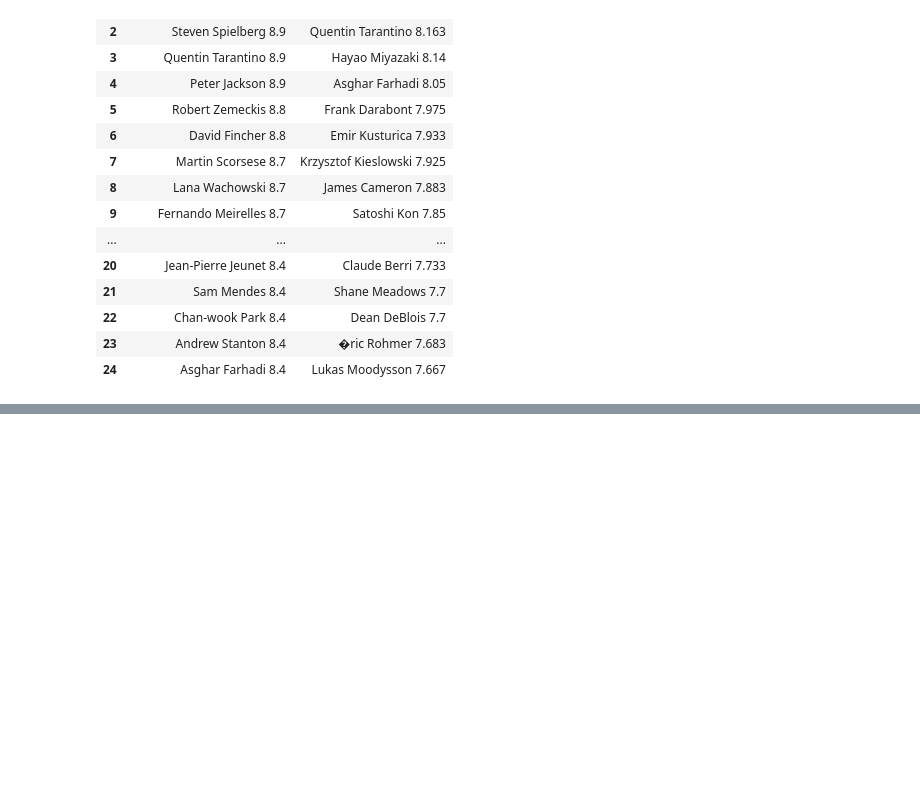
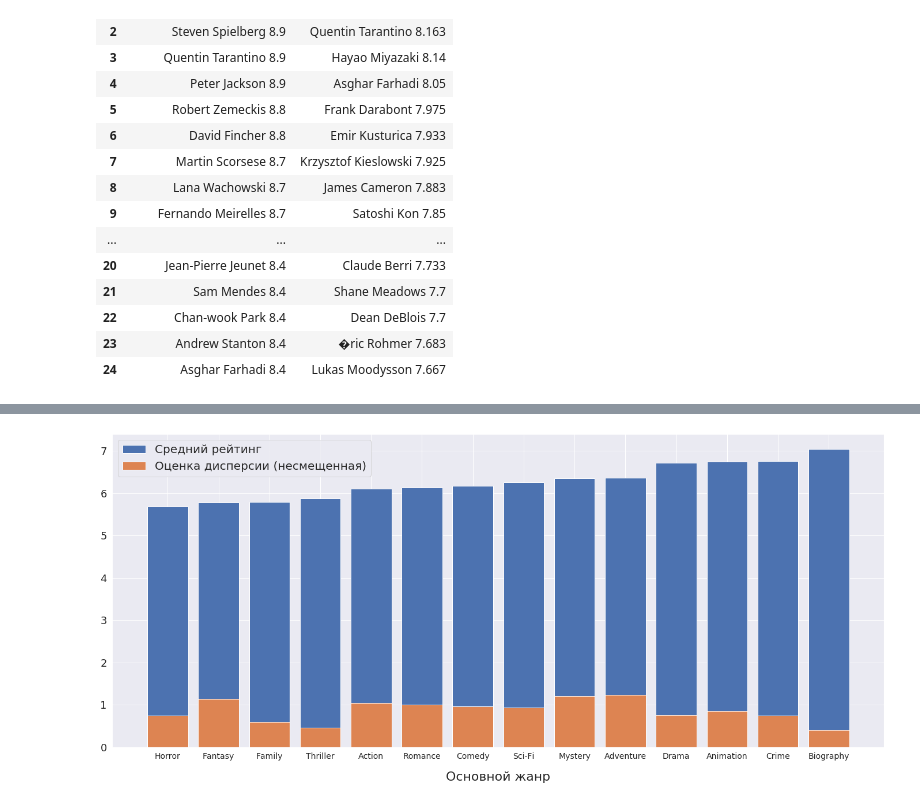
Before and after one commit to alexey-pismenny/EDA, a Jupyter notebook: vizualization.ipynb, the cells around one changed output, grey strips where cells are left out. Saved outputs shown, nothing was run; the diff lists cells and outputs as text; code cells hidden in the pictures; blank space fills up the shorter version.

```diff
--- a/vizualization.ipynb
+++ b/vizualization.ipynb
@@ -493,0 +512,19 @@ plt.savefig('genre_scores.png')
+# %%
+genre_scores = dict(sorted_genre_scores)
+del genre_scores['War']
+del genre_std['War']
+del genre_scores['Western']
+del genre_std['Western']
+del genre_scores['Musical']
+del genre_std['Musical']
+sorted_genre_scores = sorted(genre_scores.items(), key=operator.itemgetter(1))
+
+plt.bar([el[0] for el in sorted_genre_scores], [el[1] for el in sorted_genre_scores])
+plt.bar(genre_std.keys(), genre_std.values())
+plt.xlabel('Основной жанр', labelpad=18, size=22)
+plt.xticks(fontsize=14)
+plt.yticks(fontsize=18)
+plt.legend(['Средний рейтинг', 'Оценка дисперсии (несмещенная)'], loc='upper left',  prop={'size': 20})
+plt.savefig('genre_scores.png')
+# %% [output]
+[figure, added]
```
Also changed, not shown: parts of 6 cells of this notebook, 1 other file.
